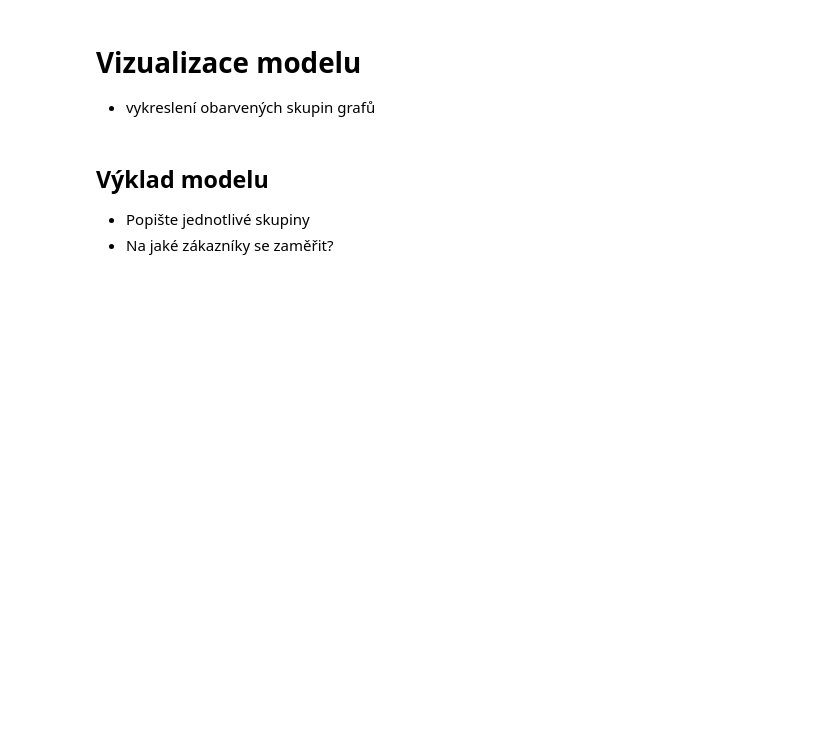
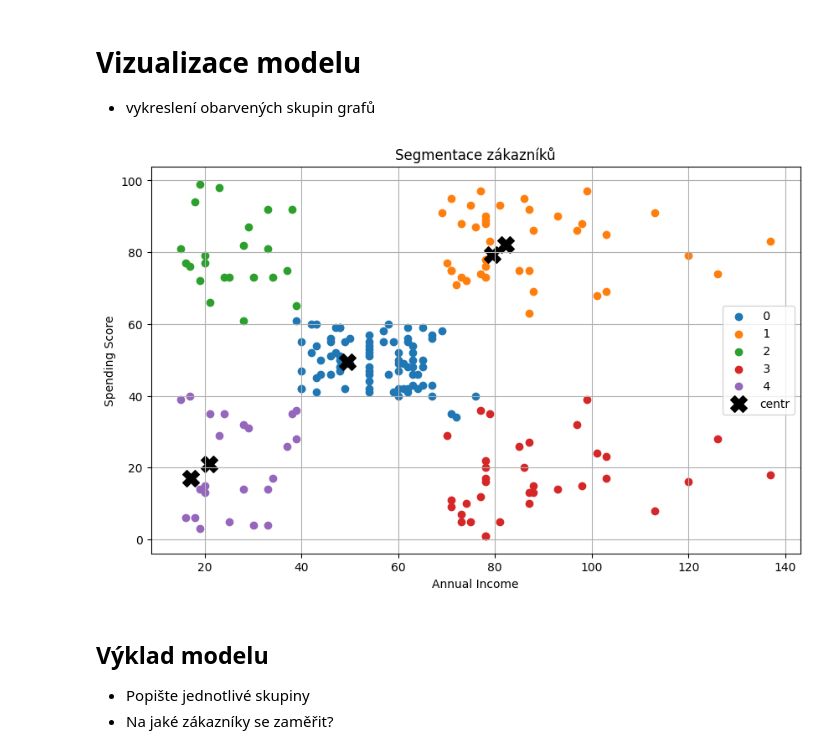
Before and after one commit to University-of-Pardubice/bmlai-cviceni-per5ect, a Jupyter notebook: 05_Klasifikace/05_D_ukol_kmean.ipynb, the cells around one changed output. Cells and saved outputs as stored; diff of their text form; code cells hidden in the pictures; blank space fills up the shorter version.

```diff
--- a/05_Klasifikace/05_D_ukol_kmean.ipynb
+++ b/05_Klasifikace/05_D_ukol_kmean.ipynb
@@ -101,9 +140,36 @@ data=data.dropna()
 # k-mean model pro zjištěný počet clusterů
 - natrénování modelu
 - predikce dat
+# %%
+kmeans = KMeans(n_clusters=5, init='k-means++', random_state=42)
+
+kmeans.fit(data)
+
+clusters = kmeans.predict(data)
+
+data['Cluster'] = clusters
 # %% [markdown]
 # Vizualizace modelu
 - vykreslení obarvených skupin grafů
+# %%
+plt.figure(figsize=(10,6))
+
+plt.scatter(data[data['Cluster'] == 0]['Annual Income (k$)'], data[data['Cluster'] == 0]['Spending Score (1-100)'], label=' 0')
+plt.scatter(data[data['Cluster'] == 1]['Annual Income (k$)'], data[data['Cluster'] == 1]['Spending Score (1-100)'], label=' 1')
+plt.scatter(data[data['Cluster'] == 2]['Annual Income (k$)'], data[data['Cluster'] == 2]['Spending Score (1-100)'], label=' 2')
+plt.scatter(data[data['Cluster'] == 3]['Annual Income (k$)'], data[data['Cluster'] == 3]['Spending Score (1-100)'], label=' 3')
+plt.scatter(data[data['Cluster'] == 4]['Annual Income (k$)'], data[data['Cluster'] == 4]['Spending Score (1-100)'], label=' 4')
+
+plt.scatter(kmeans.cluster_centers_[:,1], kmeans.cluster_centers_[:,1], s=200, c='black', label='centr', marker='X')
+
+plt.title('Segmentace zákazníků')
+plt.xlabel('Annual Income')
+plt.ylabel('Spending Score')
+plt.legend()
+plt.grid(True)
+plt.show()
+# %% [output]
+[figure, added]
 # %% [markdown]
 ## Výklad modelu
 - Popište jednotlivé skupiny
```
Also changed, not shown: parts of 9 cells of this notebook.
